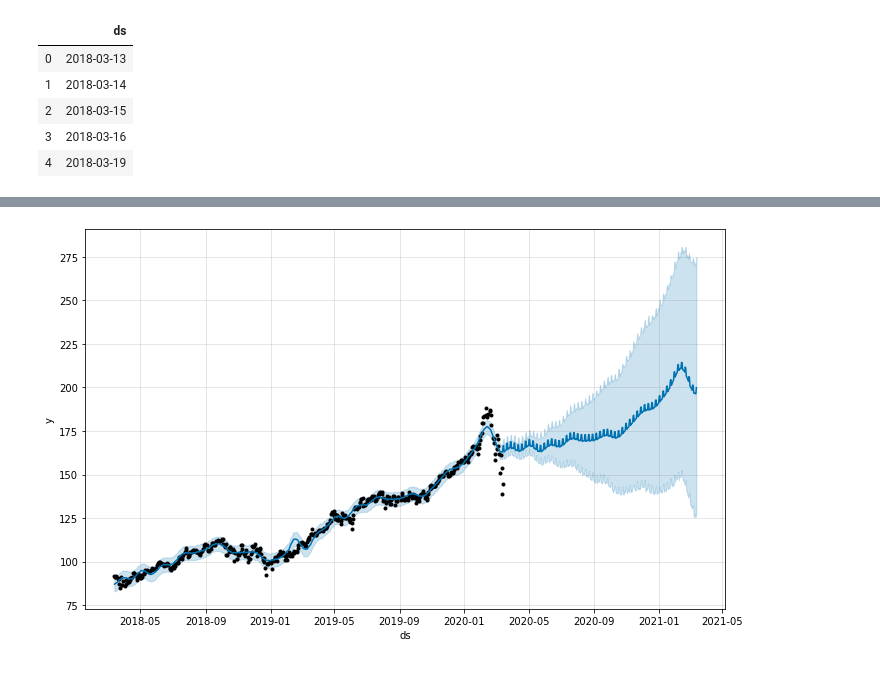
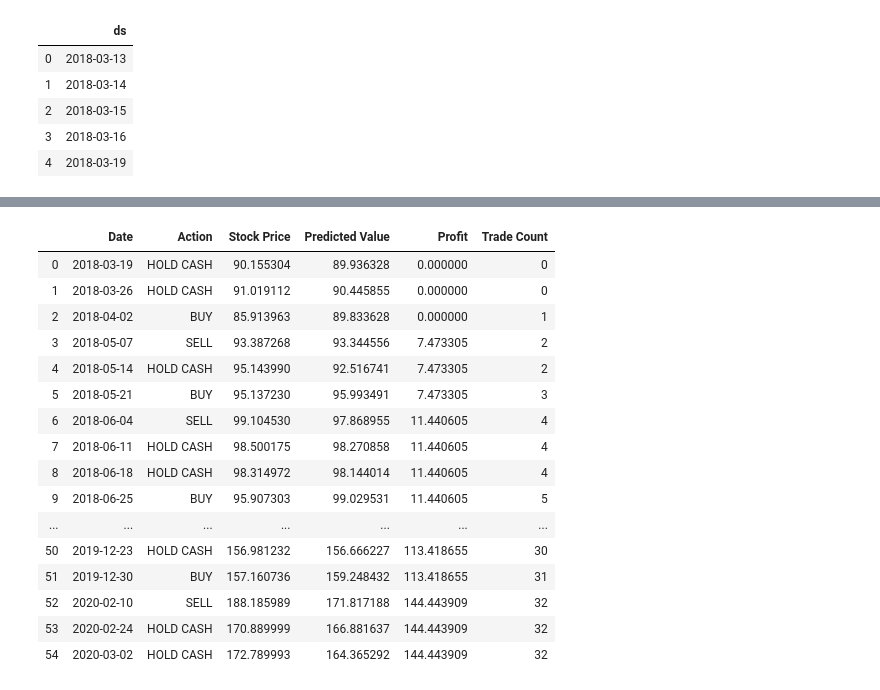
Before and after one commit to the11977/Project_3, a Jupyter notebook: SwingTrader.ipynb, the cells around one changed output, grey strips where cells are left out. Cells and saved outputs as stored; diff of their text form; code cells hidden in the pictures.

```diff
--- a/SwingTrader.ipynb
+++ b/SwingTrader.ipynb
@@ -269,10 +291,26 @@ Final Networth :  cash 146.36566162109375
 If you had bought and held from day 1, 90.15530395507812 to 150.6199951171875, you'd have made 60.464691162109375
 # %%
 # Visualisation:
-
-m.plot(forecast);
+log
+# m.plot(forecast);
 # %% [output]
-[figure, removed]
+|  | Date | Action | Stock Price | Predicted Value | Profit | Trade Count |
+| 0 | 2018-03-19 | HOLD CASH | 90.155304 | 89.936328 | 0.000000 | 0 |
+| 1 | 2018-03-26 | HOLD CASH | 91.019112 | 90.445855 | 0.000000 | 0 |
+| 2 | 2018-04-02 | BUY | 85.913963 | 89.833628 | 0.000000 | 1 |
+| 3 | 2018-05-07 | SELL | 93.387268 | 93.344556 | 7.473305 | 2 |
+| 4 | 2018-05-14 | HOLD CASH | 95.143990 | 92.516741 | 7.473305 | 2 |
+| 5 | 2018-05-21 | BUY | 95.137230 | 95.993491 | 7.473305 | 3 |
+| 6 | 2018-06-04 | SELL | 99.104530 | 97.868955 | 11.440605 | 4 |
+| 7 | 2018-06-11 | HOLD CASH | 98.500175 | 98.270858 | 11.440605 | 4 |
+| 8 | 2018-06-18 | HOLD CASH | 98.314972 | 98.144014 | 11.440605 | 4 |
+| 9 | 2018-06-25 | BUY | 95.907303 | 99.029531 | 11.440605 | 5 |
+| ... | ... | ... | ... | ... | ... | ... |
+| 50 | 2019-12-23 | HOLD CASH | 156.981232 | 156.666227 | 113.418655 | 30 |
+| 51 | 2019-12-30 | BUY | 157.160736 | 159.248432 | 113.418655 | 31 |
+| 52 | 2020-02-10 | SELL | 188.185989 | 171.817188 | 144.443909 | 32 |
+| 53 | 2020-02-24 | HOLD CASH | 170.889999 | 166.881637 | 144.443909 | 32 |
+| 54 | 2020-03-02 | HOLD CASH | 172.789993 | 164.365292 | 144.443909 | 32 |
 # %%
 # If you want to visualize the individual forecast components, you can use Prophet’s built-in plot_components method:
 
```
Also changed, not shown: parts of 12 cells of this notebook.
